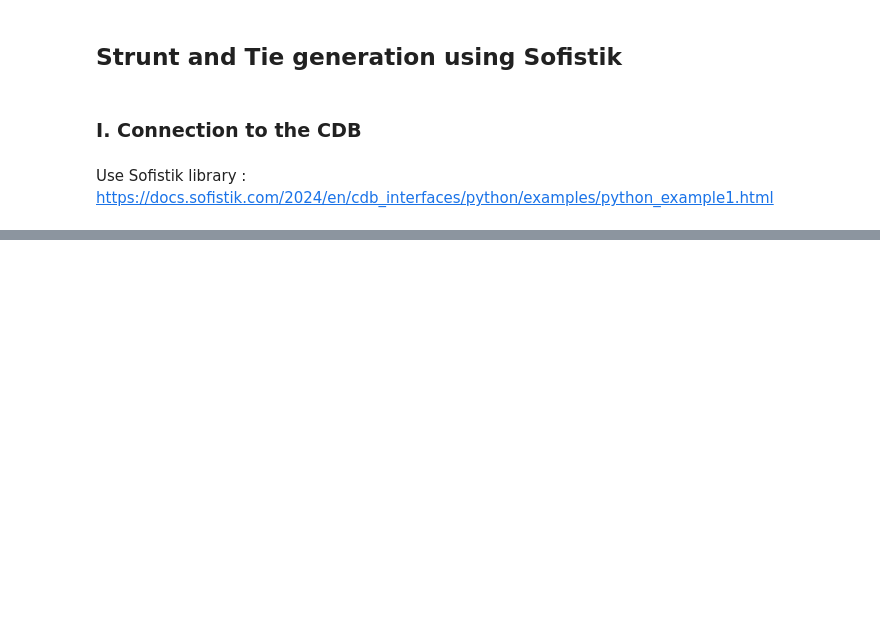
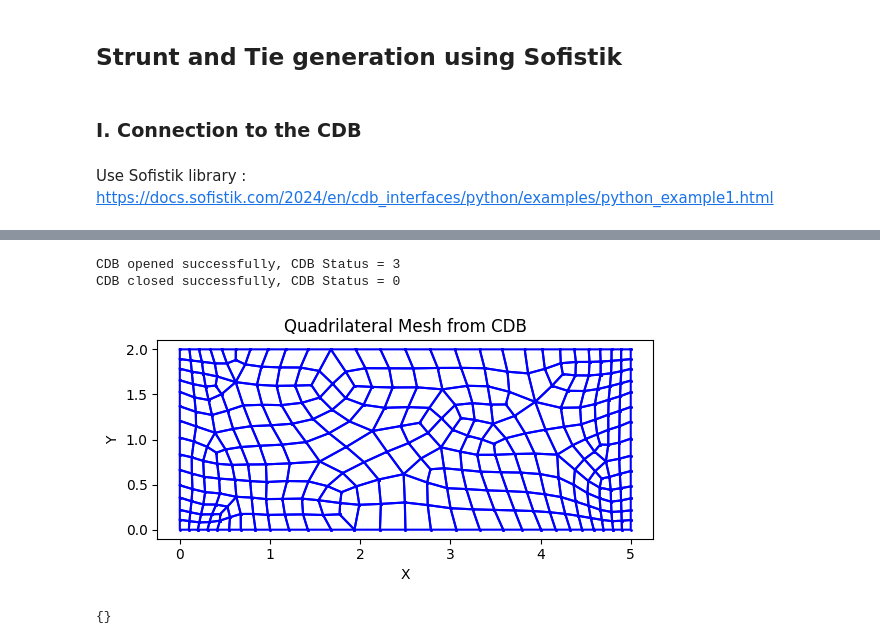
Before and after one commit to SarvAster/Sofistik.py, a Jupyter notebook: BT.ipynb, the cells around one changed output, grey strips where cells are left out. Cells and saved outputs as stored; diff of their text form; code cells hidden in the pictures; blank space fills up the shorter version.

```diff
--- a/BT.ipynb
+++ b/BT.ipynb
@@ -86,0 +322,77 @@ CDB closed successfully, status = 0
+# %%
+import matplotlib.pyplot as plt
+import numpy as np
+from ctypes import c_int, sizeof, byref
+from sofistik_daten import *  # Importer vos fonctions SOFiSTiK
+
+# Fonction pour extraire les coordonnées des nœuds depuis la base de données CDB
+def extract_node_coords(Index):
+    ie = c_int(0)
+    RecLen = c_int(sizeof(CNODE))  # Taille de la structure CNODE
+    node = CNODE()  # Instance de la structure CNODE
+    node_coords = {}  # Dictionnaire pour stocker les coordonnées des nœuds
+
+    while ie.value < 2:
+        ie.value = py_sof_cdb_get(Index, 20, 0, byref(node), byref(RecLen), 1)  # Lire les nœuds depuis CDB
+        if ie.value == 0:  # Pas d'erreur, nœud lu correctement
+            node_coords[node.m_nr] = (node.m_xyz[0], node.m_xyz[1])  # Stocker les coordonnées X et Y du nœud
+        RecLen = c_int(sizeof(CNODE))  # Réinitialiser la taille de l'enregistrement
+    return node_coords  # Retourner les coordonnées des nœuds
+
+# Fonction pour extraire les éléments quadrilatéraux (avec les nœuds associés)
+def extract_quad_elements(Index):
+    ie = c_int(0)
+    RecLen = c_int(sizeof(CQUAD))  # Taille de la structure CQUAD
+    quad_element = CQUAD()  # Instance de la structure CQUAD
+    elements = []  # Liste pour stocker les éléments quadrilatéraux
+
+    while ie.value < 2:
+        ie.value = py_sof_cdb_get(Index, 200, 0, byref(quad_element), byref(RecLen), 1)  # Lire les éléments quadrilatéraux
+        if ie.value == 0:  # Pas d'erreur, élément lu correctement
+            elements.append(quad_element.m_node[:])  # Ajouter les 4 nœuds de l'élément dans la liste
+        RecLen = c_int(sizeof(CQUAD))  # Réinitialiser la taille de l'enregistrement
+
+    return elements  # Retourner les éléments quadrilatéraux
+
+# Fonction pour créer et afficher le maillage quadrilatéral
+def plot_quad_mesh_from_cdb(file_path):
+    # Ouverture de la base de données CDB
+    cdbStat, Index = open_cdb(file_path)
+
+    # Extraction des coordonnées des nœuds
+    node_coords = extract_node_coords(Index)
+
+    # Extraction des éléments quadrilatéraux
+    elements = extract_quad_elements(Index)
+
+    # Fermeture de la base de données CDB
+    close_cdb(cdbStat, Index)
+
+    # Affichage du maillage
+    fig, ax = plt.subplots()
+
+    for element in elements:
+        # Récupérer les coordonnées des nœuds de l'élément
+        quad_coords = np.array([node_coords[node] for node in element])
+        # Boucler pour revenir au premier nœud afin de fermer le quadrilatère
+        quad_coords = np.vstack([quad_coords, quad_coords[0]])  # Fermer le quadrilatère
+        ax.plot(quad_coords[:, 0], quad_coords[:, 1], 'b-o',markersize=1)  # Tracer l'élément quadrilatère
+
+    ax.set_aspect('equal')
+    plt.title("Quadrilateral Mesh from CDB")
+    plt.xlabel("X")
+    plt.ylabel("Y")
+    plt.grid(False)
+    plt.show()
+
+# Exemple d'utilisation
+file_path = r"C:\Users\Utilisateur\OneDrive - Pini Group\SOFISTIK\b.cdb"
+plot_quad_mesh_from_cdb(file_path)
+# %% [output]
+CDB opened successfully, CDB Status = 3
+CDB closed successfully, CDB Status = 0
+[figure, added]
+# %%
+extract_node_coords(Index)
+# %% [output]
+{}
```
Also changed, not shown: parts of 14 cells of this notebook.
